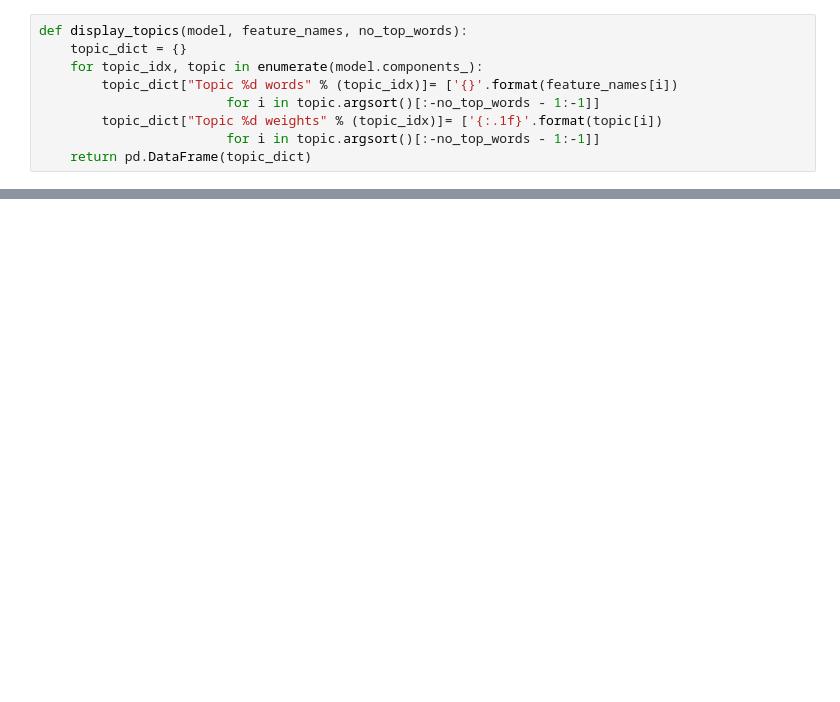
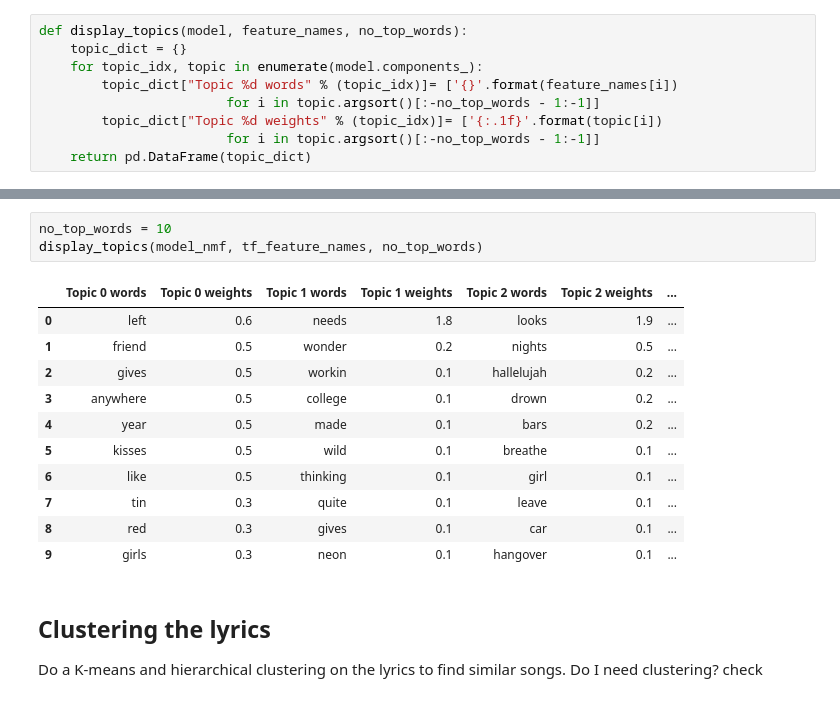
Before and after one commit to baneabhishek/country_lyrics_analysis, a Jupyter notebook: Country_music.ipynb, the cells around one changed output, grey strips where cells are left out. Drawn from its saved outputs; the diff is of its cells as text; blank space fills up the shorter version.

```diff
--- a/Country_music.ipynb
+++ b/Country_music.ipynb
@@ -191,0 +204,19 @@ model.
+# %%
+no_top_words = 10
+display_topics(model_nmf, tf_feature_names, no_top_words)
+# %% [output]
+|  | Topic 0 words | Topic 0 weights | Topic 1 words | Topic 1 weights | Topic 2 words | Topic 2 weights | ... |
+| 0 | left | 0.6 | needs | 1.8 | looks | 1.9 | ... |
+| 1 | friend | 0.5 | wonder | 0.2 | nights | 0.5 | ... |
+| 2 | gives | 0.5 | workin | 0.1 | hallelujah | 0.2 | ... |
+| 3 | anywhere | 0.5 | college | 0.1 | drown | 0.2 | ... |
+| 4 | year | 0.5 | made | 0.1 | bars | 0.2 | ... |
+| 5 | kisses | 0.5 | wild | 0.1 | breathe | 0.1 | ... |
+| 6 | like | 0.5 | thinking | 0.1 | girl | 0.1 | ... |
+| 7 | tin | 0.3 | quite | 0.1 | leave | 0.1 | ... |
+| 8 | red | 0.3 | gives | 0.1 | car | 0.1 | ... |
+| 9 | girls | 0.3 | neon | 0.1 | hangover | 0.1 | ... |
+# %% [markdown]
+## Clustering the lyrics
+Do a K-means and hierarchical clustering on the lyrics to find similar songs.
+Do I need clustering? check
```
Also changed, not shown: parts of 22 cells of this notebook.
